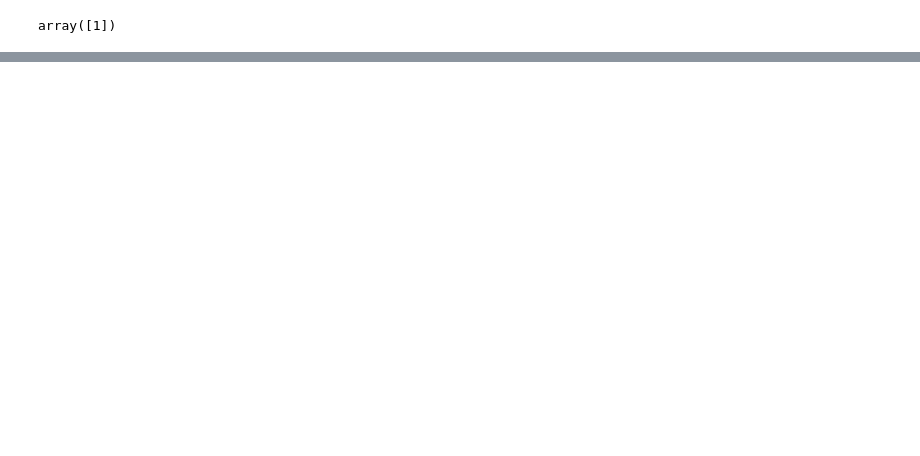
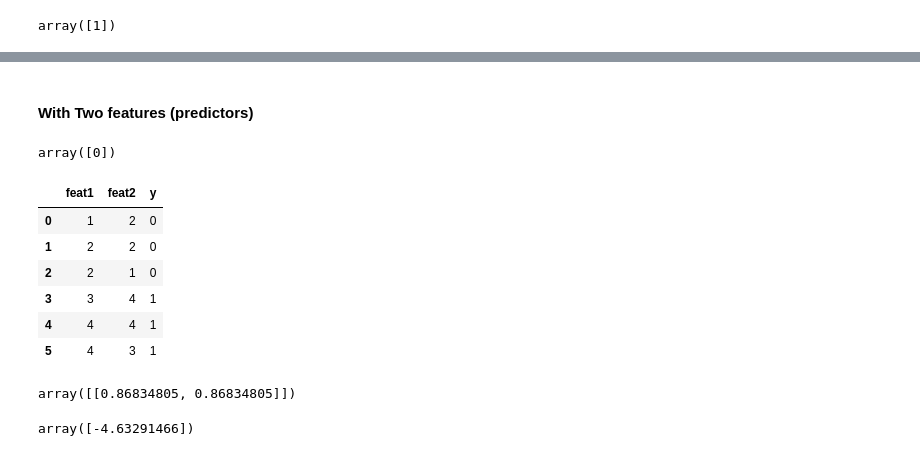
Before and after one commit to vvaezian/Data-Science-Fundamentals, a Jupyter notebook: misc/Logistic Regression.ipynb, the cells around one changed output, grey strips where cells are left out. Drawn from its saved outputs; the diff is of its cells as text; code cells hidden in the pictures; blank space fills up the shorter version.

```diff
--- a/misc/Logistic Regression.ipynb
+++ b/misc/Logistic Regression.ipynb
@@ -45,0 +79,12 @@ plt.xlim(0, 10)
+# %% [markdown]
+#### With Two features (predictors)
+# %%
+X_train = np.array(np.array([[1, 2], [2, 2], [2, 1], [3, 4], [4, 4], [4, 3]]))
+y_train = [0, 0, 0, 1, 1, 1]
+
+model = LogisticRegression()
+model.fit(X_train, y_train)
+
+model.predict([[1, 1]])
+# %% [output]
+array([0])
@@ -45,0 +94,22 @@ plt.xlim(0, 10)
+# %%
+import pandas as pd
+df = pd.concat([pd.DataFrame(X_train), pd.DataFrame(y_train)], axis=1)
+df.columns = ['feat1', 'feat2', 'y']
+
+df
+# %% [output]
+|  | feat1 | feat2 | y |
+| 0 | 1 | 2 | 0 |
+| 1 | 2 | 2 | 0 |
+| 2 | 2 | 1 | 0 |
+| 3 | 3 | 4 | 1 |
+| 4 | 4 | 4 | 1 |
+| 5 | 4 | 3 | 1 |
+# %%
+model.coef_
+# %% [output]
+array([[0.86834805, 0.86834805]])
+# %%
+model.intercept_
+# %% [output]
+array([-4.63291466])
```
Also changed, not shown: parts of 13 cells of this notebook.
